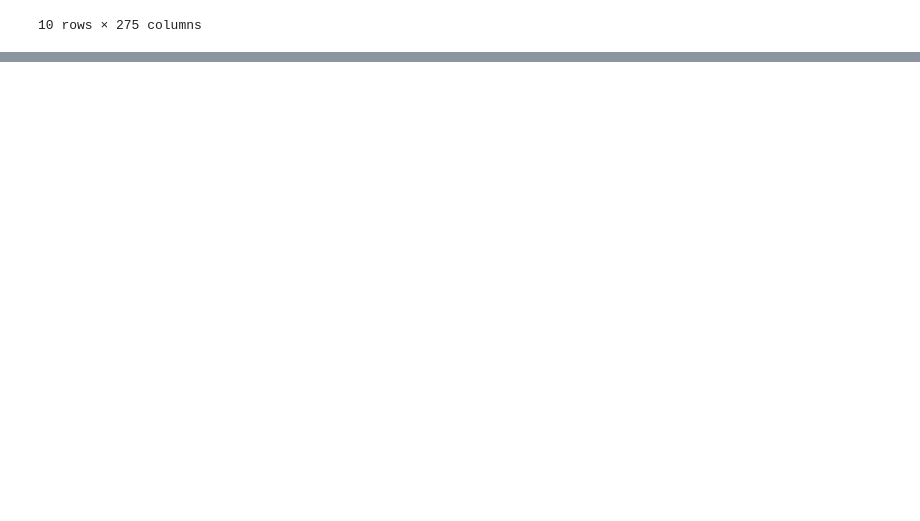
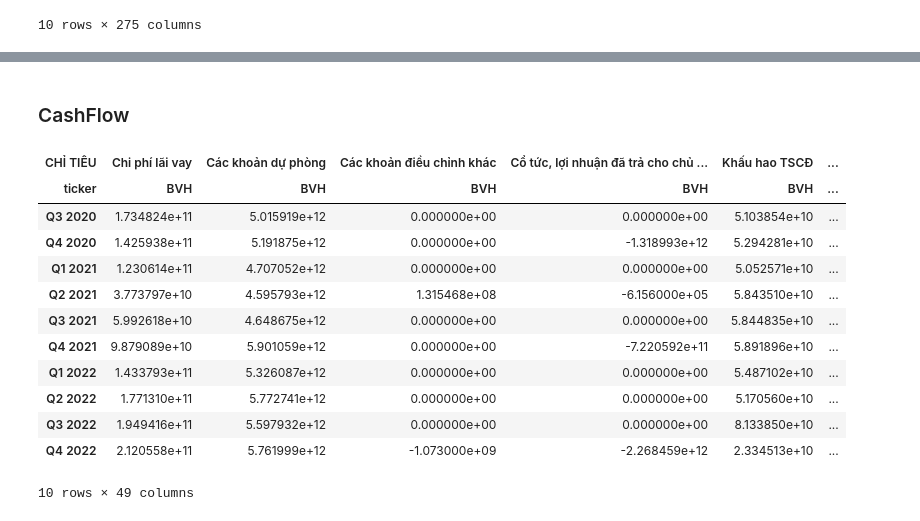
Before and after one commit to khanhtrinh2003/VN30-Strategy, a Jupyter notebook: Fundamental/fundamental.ipynb, the cells around one changed output, grey strips where cells are left out. Saved outputs shown, nothing was run; the diff lists cells and outputs as text; code cells hidden in the pictures; blank space fills up the shorter version.

```diff
--- a/Fundamental/fundamental.ipynb
+++ b/Fundamental/fundamental.ipynb
@@ -71,0 +73,12 @@ df["Ngân hàng"]
+# %%
+data = pd.DataFrame()
+for i in ticket:
+    try:
+        df = financial_report(symbol=i, report_type='BalanceSheet', frequency='Quarterly')
+        df["ticker"] = i
+        df.index = [ticker_overview(i)["industry"][0]]*len(df.index)
+        data = pd.concat([data, df])
+    except Exception:
+        continue
+# %%
+df = data.groupby([data.index,"CHỈ TIÊU","ticker"]).agg(sum).T
@@ -71,0 +103,14 @@ df["Ngân hàng"]
+# %% [markdown]
+### CashFlow
+# %%
+data = pd.DataFrame()
+for i in ticket:
+    try:
+        df = financial_report(symbol=i, report_type='CashFlow', frequency='Quarterly')
+        df["ticker"] = i
+        df.index = [ticker_overview(i)["industry"][0]]*len(df.index)
+        data = pd.concat([data, df])
+    except Exception:
+        continue
+# %%
+df = data.groupby([data.index,"CHỈ TIÊU","ticker"]).agg(sum).T
@@ -71,0 +119,16 @@ df["Ngân hàng"]
+# %%
+df["Bảo hiểm"]
+# %% [output]
+| CHỈ TIÊU | Chi phí lãi vay | Các khoản dự phòng | Các khoản điều chỉnh khác | Cổ tức, lợi nhuận đã trả cho chủ ... | Khấu hao TSCĐ | ... |
+| ticker | BVH | BVH | BVH | BVH | BVH | ... |
+| Q3 2020 | 1.734824e+11 | 5.015919e+12 | 0.000000e+00 | 0.000000e+00 | 5.103854e+10 | ... |
+| Q4 2020 | 1.425938e+11 | 5.191875e+12 | 0.000000e+00 | -1.318993e+12 | 5.294281e+10 | ... |
+| Q1 2021 | 1.230614e+11 | 4.707052e+12 | 0.000000e+00 | 0.000000e+00 | 5.052571e+10 | ... |
+| Q2 2021 | 3.773797e+10 | 4.595793e+12 | 1.315468e+08 | -6.156000e+05 | 5.843510e+10 | ... |
+| Q3 2021 | 5.992618e+10 | 4.648675e+12 | 0.000000e+00 | 0.000000e+00 | 5.844835e+10 | ... |
+| Q4 2021 | 9.879089e+10 | 5.901059e+12 | 0.000000e+00 | -7.220592e+11 | 5.891896e+10 | ... |
+| Q1 2022 | 1.433793e+11 | 5.326087e+12 | 0.000000e+00 | 0.000000e+00 | 5.487102e+10 | ... |
+| Q2 2022 | 1.771310e+11 | 5.772741e+12 | 0.000000e+00 | 0.000000e+00 | 5.170560e+10 | ... |
+| Q3 2022 | 1.949416e+11 | 5.597932e+12 | 0.000000e+00 | 0.000000e+00 | 8.133850e+10 | ... |
+| Q4 2022 | 2.120558e+11 | 5.761999e+12 | -1.073000e+09 | -2.268459e+12 | 2.334513e+10 | ... |
+10 rows × 49 columns
```
Also changed, not shown: parts of 9 cells of this notebook, 4 other files.
